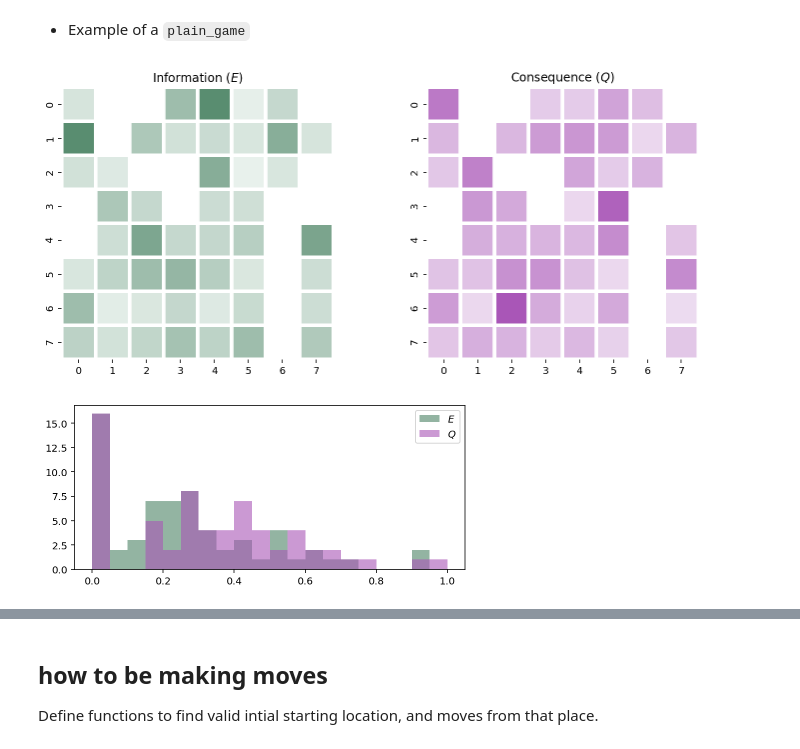
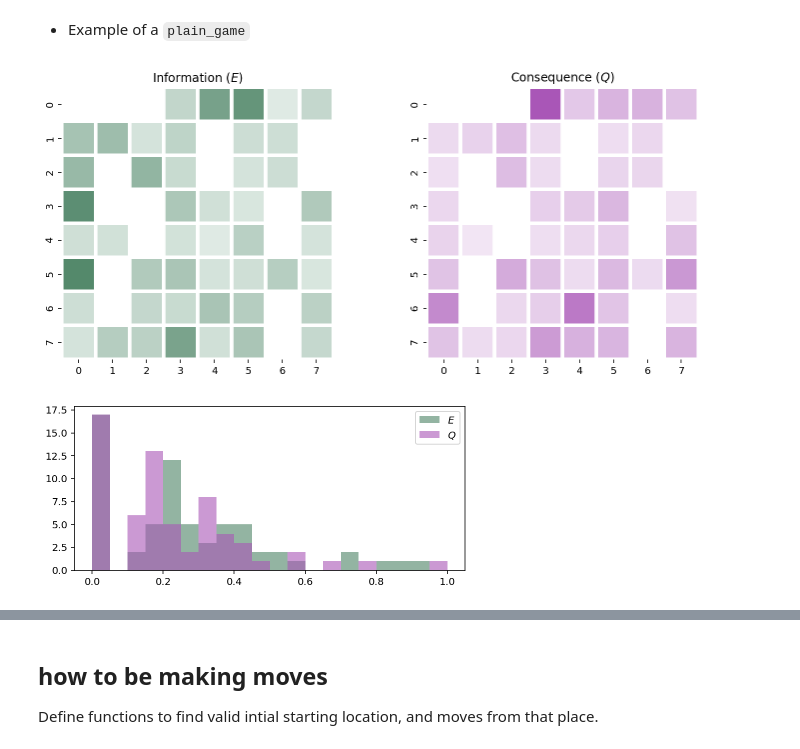
Before and after one commit to parenthetical-e/truthiness, a Jupyter notebook: game.ipynb, the cells around one changed output, grey strips where cells are left out. Cells and saved outputs as stored; diff of their text form; code cells hidden in the pictures.

```diff
--- a/game.ipynb
+++ b/game.ipynb
@@ -98,6 +98,7 @@ def create_maze(n, k=4, t=4, prng=None):
 # %% [output]
 [interactive output not drawn]
 # %%
-maze, _ = create_maze(8, k=10, t=1)
+prng = np.random.RandomState(4)
+maze, _ = create_maze(8, k=10, t=1, prng=prng)
 plot_maze(maze, plot=True, height=5, width=5)
 # %% [output]
@@ -171,7 +173,7 @@ def plain_game(n, sigma=0.5, maze=None, prng=None):
     E = prng.lognormal(sigma=sigma, size=n ** 2)
     E /= np.max(E)
     E = E.reshape(n, n)
-    Q = np.random.lognormal(sigma=sigma, size=n ** 2)
+    Q = prng.lognormal(sigma=sigma, size=n ** 2)
     Q /= np.max(Q)
     Q = Q.reshape(n, n)
 
@@ -181,21 +185,20 @@ def plain_game(n, sigma=0.5, maze=None, prng=None):
 # %%
 E, Q, _ = plain_game(8, maze=maze)
 plot_boards(
     E,
     Q,
     height=5,
     width=12,
     plot=True,
     vmin=-1,
     vmax=1,
     mask=maze,
     alpha=1,
-    square=True,
 )
 plot_histograms(E, Q, height=3, width=7, plot=True, range=(0, 1), bins=20, alpha=0.6)
 # %% [output]
-[figure, old version]
+[figure, new version]
-[figure, old version]
+[figure, new version]
 [interactive output not drawn]
 # %% [markdown]
 ## how to be making moves
```
Also changed, not shown: parts of 6 cells of this notebook, 4 other files.
